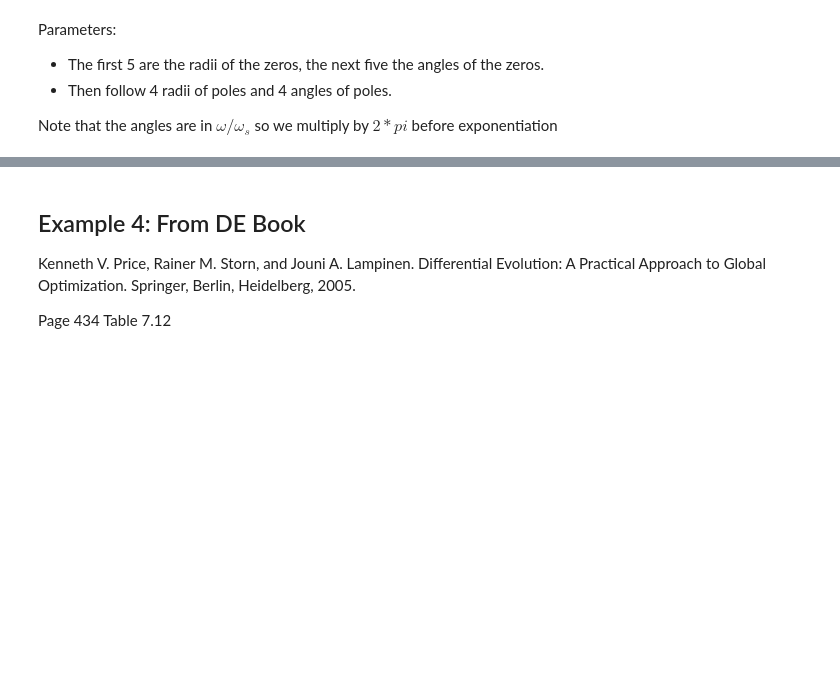
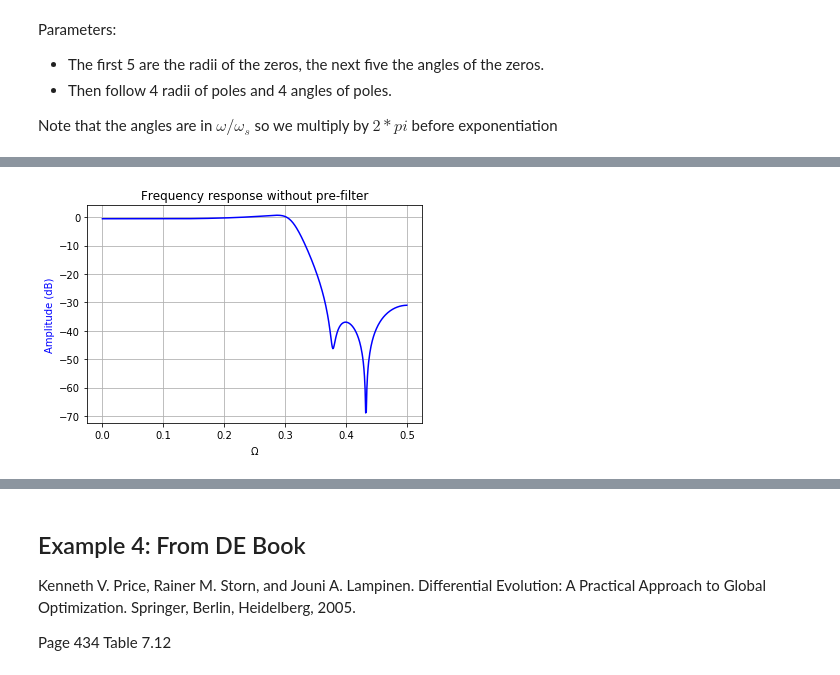
Before and after one commit to schlatterbeck/filter-optimizer, a Jupyter notebook: IIR_Filter.ipynb, the cells around one changed output, grey strips where cells are left out. Saved outputs shown, nothing was run; the diff lists cells and outputs as text; code cells hidden in the pictures; blank space fills up the shorter version.

Commit message:
Intermediate commit filter optimizer

```diff
--- a/IIR_Filter.ipynb
+++ b/IIR_Filter.ipynb
@@ -242,0 +176,88 @@ pole_zero_plot (poles2, zeros2, limit = 3)
+# %%
+a0_1 = 0.00390625
+params = []
+params.append \
+ ([ 1.620493889,  1.006124616,  1.016987443,  2.498671532,   1.919012547
+ ,  0.2243566662, 0.3745155931, 0.4304945767, 0.02474720217, 0.1109348238
+ ,  0.6369678974, 0.4702593982, 0.408888042,   0.8722907901
+ ,  0.2370584458, 0.125761658,  0.05192748457, 0.3109594584
+ ])
+a0_2 = 0.01
+params.append \
+ ([ 1.70534277,   1.019881606,  1.558364391,  1.001873851, 1.829733968
+ ,  0.1320674717, 0.3776784241, 0.2309984416, 0.4321155548, 0.04620760679
+ ,  0.8493334651, 0.3932341039,  0.6438843012, 0.5428563952
+ ,  0.3089904487, 0.01219726913, 0.2359268814, 0.124328509
+ ])
+# From early run of own optimizer
+params.append \
+ ([ 0.1622201, 0.3013693, 4.061345,  2.575041,  1.933064
+ ,  0.4088797, 0.195941,  0.1162911, 0.3956645, 0.4823005
+ ,  0.8907551, 0.0576301, 0.1088796, 0.5048168
+ ,  0.2985589, 0.4176776, 0.2356379, 0.4472711
+ ])
+params.append \
+ ([ 0.2690818,  4.755728,  4.905663,   0.3164577, 0.2458681
+ ,  0.4045047,  0.4371716, 0.05414641, 0.1148575, 0.4812231
+ ,  0.3556036,  0.1384035, 0.7940592,  0.845023
+ ,  0.02624809, 0.3702443, 0.3238216,  0.3366186
+ ])
+params.append \
+ ([ 0.1097316,   0.8843158,  1.356865,   0.9922897,  0.02270179
+ ,  0.001657228, 0.08523068, 0.4601757,  0.06473612, 0.01317235
+ ,  0.9752895,   0.9145332,  0.8501244,  0.9980942
+ ,  0.04842142,  0.04011244, 0.01652624, 0.4584169
+ ])
+
+zeros = []
+poles = []
+for p in params :
+    zeros.append ([p [k]    * np.e ** (2j * pi * p [k+5])  for k in range (5)])
+    update_conjugate_complex (zeros [-1])
+    poles.append ([p [k+10] * np.e ** (2j * pi * p [k+14]) for k in range (4)])
+    update_conjugate_complex (poles [-1])
+
+
+constraints_mag_u = \
+    [ [0,    0.04938, 0.2716, 0.2716,  0.3334,  0.3334,  0.395,  0.395,   0.5]
+    , [0.01, 0.025,   0.025,  0.05,    0.05,  -12.,     -12.,  -40.,    -40.]
+    ]
+constraints_mag_l = \
+    [ [0,      0.04938, 0.2716, 0.2716, 0.284]
+    , [-0.01, -0.025,  -0.025, -0.05,  -0.05]
+    ]
+
+(b1, a1) = signal.zpk2tf (zeros [0], poles [0], a0_1)
+w1, h1 = signal.freqz (b1, a1)
+h1f = fir_h * h1
+wgd1, gd1 = signal.group_delay ((b1, a1))
+#plot_response (w1, h1, title = 'without pre-filter', fs = 1.0)
+
+(b2, a2) = signal.zpk2tf (zeros [1], poles [1], a0_2)
+w2, h2 = signal.freqz (b2, a2)
+h2f = fir_h * h2
+wgd2, gd2 = signal.group_delay ((b2, a2))
+plot_response (w2, h2, title = 'without pre-filter', fs = 1.0)
+
+for idx in (3, 4) :
+    (b4, a4) = signal.zpk2tf (zeros [idx], poles [idx], a0_1)
+    w4, h4 = signal.freqz (b4, a4)
+    h4f = fir_h * h4
+    wgd4, gd4 = signal.group_delay ((b4, a4))
+    #plot_response (w4, h4, title = 'own experiment without pre-filter', fs = 1.0)
+    constraints = [constraints_mag_u, constraints_mag_l]
+    title = "own experiment %s with pre-filter" % (idx - 1)
+    plot_response (w4, h4f, fs = 1.0, title = title, constraints = constraints)
+    plot_response (w4, h4f, fs = 1.0, title = title, constraints = constraints, xmax = 0.4,  ymax = 0.1, ymin=-0.1)
+    plot_response (w4, h4f, fs = 1.0, title = title, constraints = constraints, xmin = 0.25, ymax = -5)
+
+# Applying two filters asks for a convolution not a multiplication
+# We use multiplication of the frequency responses (see above)
+#zeros1.extend (list (fir_zeros))
+#zeros2.extend (list (fir_zeros))
+#(b1, a1) = signal.zpk2tf (zeros1, poles1, a0_1 * fir_gain)
+#w1, h1 = signal.freqz (b1, a1)
+#(b2, a2) = signal.zpk2tf (zeros2, poles2, a0_2 * fir_gain)
+#w2, h2 = signal.freqz (b2, a2)
+# %% [output]
+[figure, added]
```
Also changed, not shown: parts of 15 cells of this notebook, 3 other files.
